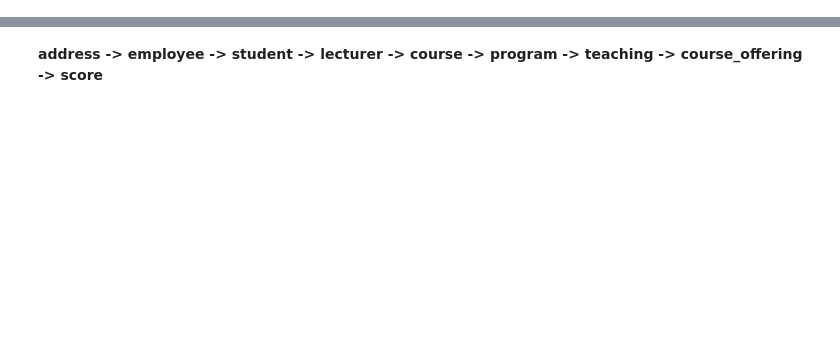
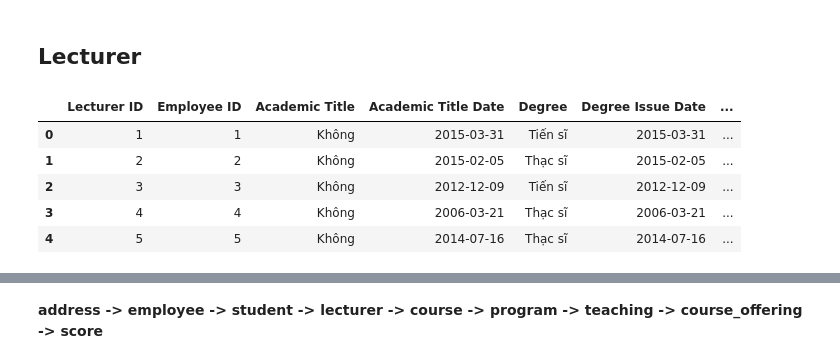
Before and after one commit to new-tech-proj/final-proj, a Jupyter notebook: insert_db.ipynb, the cells around one changed output, grey strips where cells are left out. Drawn from its saved outputs; the diff is of its cells as text; code cells hidden in the pictures; blank space fills up the shorter version.

```diff
--- a/insert_db.ipynb
+++ b/insert_db.ipynb
@@ -2,0 +85,12 @@ import pandas as pd
+# %% [markdown]
+## Lecturer
+# %%
+lecturer = pd.read_csv('data/lecturer.csv')
+lecturer.head()
+# %% [output]
+|  | Lecturer ID | Employee ID | Academic Title | Academic Title Date | Degree | Degree Issue Date | ... |
+| 0 | 1 | 1 | Không | 2015-03-31 | Tiến sĩ | 2015-03-31 | ... |
+| 1 | 2 | 2 | Không | 2015-02-05 | Thạc sĩ | 2015-02-05 | ... |
+| 2 | 3 | 3 | Không | 2012-12-09 | Tiến sĩ | 2012-12-09 | ... |
+| 3 | 4 | 4 | Không | 2006-03-21 | Thạc sĩ | 2006-03-21 | ... |
+| 4 | 5 | 5 | Không | 2014-07-16 | Thạc sĩ | 2014-07-16 | ... |
```
Also changed, not shown: parts of 29 cells of this notebook, 9 other files.
